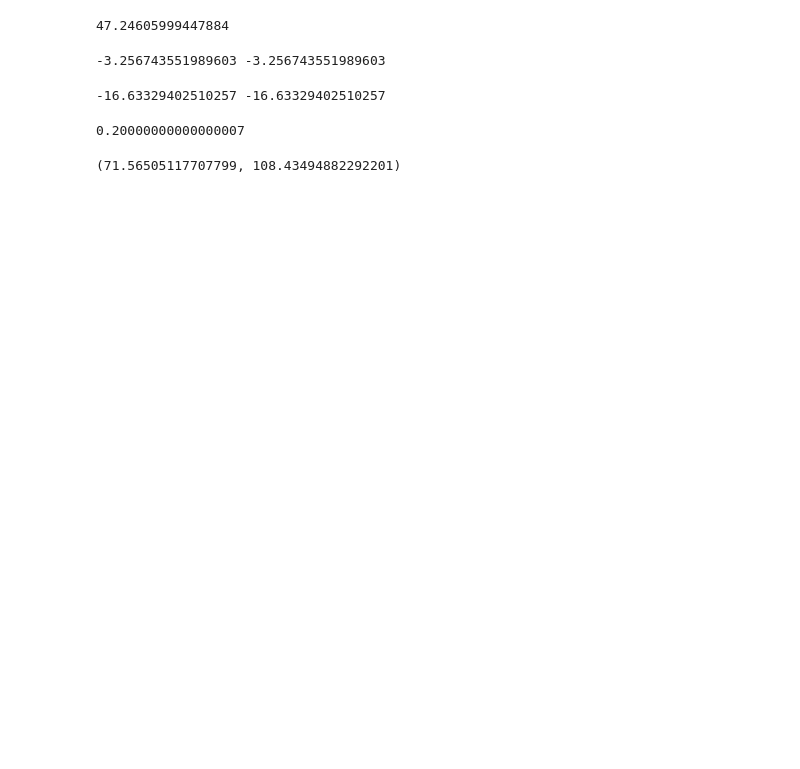
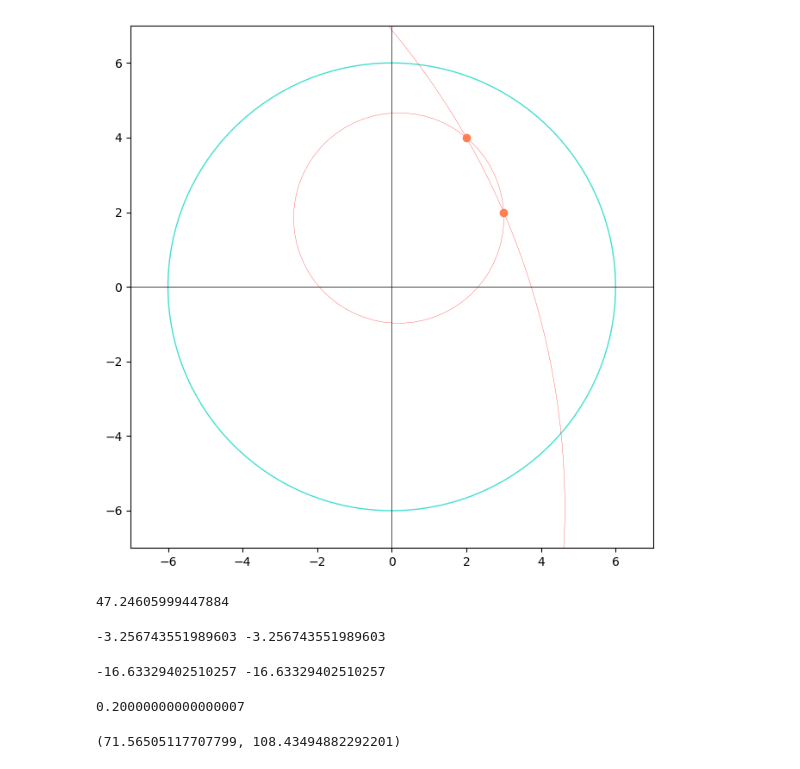
Before and after one commit to marccalvente/laser_optico, a Jupyter notebook: calculadora_parametros_definitiva.ipynb, the cells around one changed output. Cells and saved outputs as stored; diff of their text form; code cells hidden in the pictures; blank space fills up the shorter version.

```diff
--- a/calculadora_parametros_definitiva.ipynb
+++ b/calculadora_parametros_definitiva.ipynb
@@ -74,16 +80,24 @@ d_arcos = 0.2
 # %%
 def calcula_parametros(x1, y1, x2, y2, ri, d_arcos):
     '''
-    Inputs: Punto: (x1, y1)
-            Punto: (x2, y2)
-            Radiio circunferencia interna: ri
-            Distáncia entre los arcos: d_arcos
-    Incógnitas/Outputs: cxe, cye, cxi, cyi, ri
+    Inputs:
+        Punto: (x1, y1)
+        Punto: (x2, y2)
+        Radiio circunferencia interna: ri
+        Distáncia entre los arcos: d_arcos
+
+    Incógnitas/Outputs:
+        Centro circunferencia externa: (cxe, cye)
+        Centro circunferencia interna: (cxi, cyi)
+        Radio circunferencia externa: re
+
     eq1 = Circunferencia externa pasa por punto 1
     eq2 = Circunferencia externa pasa por punto 2
     eq3 = Circunferencia interna pasa por punto 1
     eq4 = Circunferencia interna pasa por punto 2
     eq5 = Distancia entre los arcos (aunque supone que están alineados los centros)
+
+    Resuelve el sistema de ecuaciones cuadráticas siguiente para devolver los outputs necesarios para plottear las circunferencias.
     '''
     cxe, cye, cxi, cyi, re = sympy.symbols("cxe cye cxi cyi re", real=True)
 
@@ -114,6 +128,15 @@ def calcula_parametros(x1, y1, x2, y2, ri, d_arcos):
 cxe, cye, cxi, cyi, re = calcula_parametros(x1, y1, x2, y2, ri, d_arcos)
 # %%
 def genera_grafico(x1, y1, x2, y2, cxe, cye, re, cxi, cyi, ri):
+    '''
+    inputs:
+        Dos puntos en el espacio (x1, y1), (x2, y2)
+        Centro de la circunferencia externa (cxe, cye) y su radio re
+        Centro de la circunferencia interna (cxi, cyi) y su radio ri
+
+    output: fig: una figura de matplotlib que tiene ploteados los puntos (x1, y1), (x2, y2), la circunferencia externa, la circunferencia interna
+                 y la circunferencia de una córnea humana estándar
+    '''
     plt.ioff()
     fig, ax =  plt.subplots()
     cm = 1/2.54 #Para convertir el tamaño
@@ -148,7 +171,9 @@ def genera_grafico(x1, y1, x2, y2, cxe, cye, re, cxi, cyi, ri):
 
     return fig
 # %%
-fig = genera_grafico(x1, y1, x2, y2, cxe, cye, re, cxi, cyi, ri)
+genera_grafico(x1, y1, x2, y2, cxe, cye, re, cxi, cyi, ri)
+# %% [output]
+[figure, added]
 # %%
 distancia_entre_arcos = re + math.sqrt(cxe**2 + cye**2) - ri + math.sqrt(cxi**2 + cyi**2)
 distancia_entre_arcos
```
Also changed, not shown: parts of 2 cells of this notebook, 1 other file.
